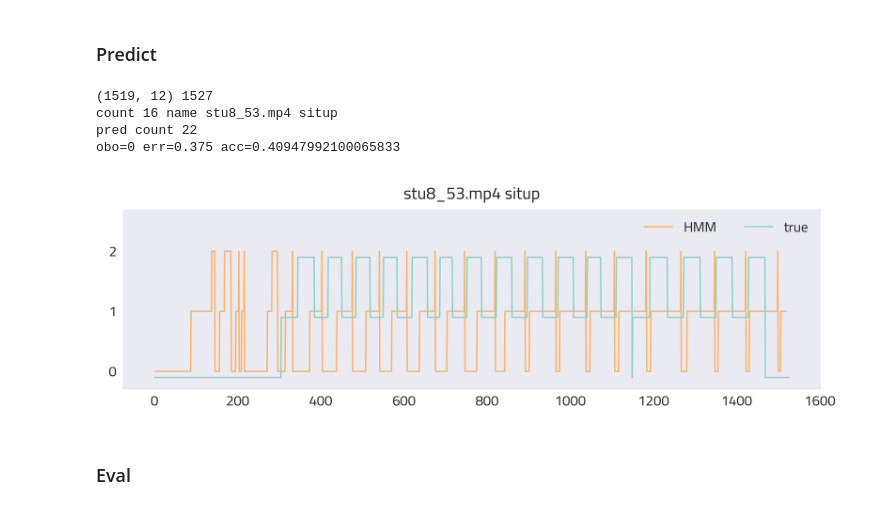
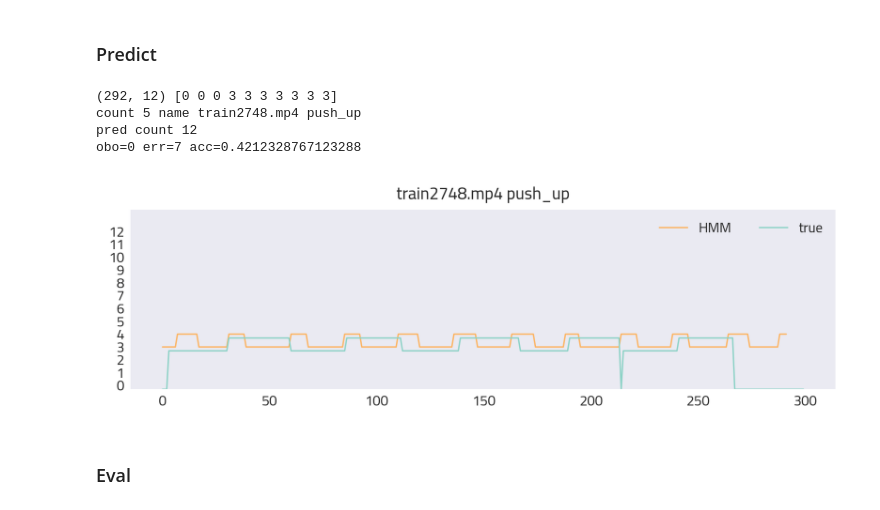
Before and after one commit to iucario/WorkoutDetector, a Jupyter notebook: notebooks/hmm.ipynb, the cells around one changed output. Drawn from its saved outputs; the diff is of its cells as text; code cells hidden in the pictures.

```diff
--- a/notebooks/hmm.ipynb
+++ b/notebooks/hmm.ipynb
@@ -81,7 +82,7 @@ def train(action):
     # softmax_x = F.softmax(torch.from_numpy(feat_ds.x), dim=1).numpy()
     transmat, pi, means, cov = feat_ds.hmm_stats(feat_ds.x, feat_ds.y)
     # print(transmat, pi, means, cov)
-    model = hmm.GaussianHMM(n_components=3, n_iter=300, covariance_type='diag')
+    model = hmm.GaussianHMM(n_components=13, n_iter=300, covariance_type='diag')
     model.transmat_ = transmat
     model.startprob_ = pi.T
     model.means_ = means
@@ -90,16 +91,9 @@ def train(action):
     # model.fit(softmax_x.numpy())
     return model
 
-def reps_to_label(reps, total):
-    y = [0] * total
-    for start, end in zip(reps[::2], reps[1::2]):
-        mid = (start + end) // 2
-        y[start:mid] = [1] * (mid - start)
-        y[mid:end] = [2] * (end - mid)  # plus 1 because no-class is 0
-    return y
 
-def hmm_infer(model, x, gt_reps):
-    gt_labels = reps_to_label(gt_reps, len(x))
+def hmm_infer(model, x, gt_reps, class_idx):
+    gt_labels = reps_to_label(gt_reps, len(x), class_idx)
     y = model.predict(x)
     acc = (y == gt_labels[:len(y)]).sum() / len(gt_labels)
     gt_count = len(gt_reps) // 2
@@ -108,44 +102,44 @@ def hmm_infer(model, x, gt_reps):
     obo = 1 if (diff <= 1) else 0
     return obo, diff, acc,  reps
 
-action = 'situp'
+action = 'all'
 model = train(action)
 # %% [markdown]
 ### Predict
 # %%
 val_data = list(helper.get_rep_data(['val'], [action]).values())
 item = random.choice(val_data)
 
 val_x = []
 js = json.load(open(osj(json_dir, template.format(item.video_name))))
 for i,v in js['scores'].items():
     val_x.append(np.array(list(v.values())))
 val_x = np.array(val_x)
-val_y = np.array(reps_to_label(item.reps, item.total_frames))
-print(val_x.shape, len(val_y))
+val_y = np.array(reps_to_label(item.reps, item.total_frames, class_idx=CLASSES.index(item.class_)))
+print(val_x.shape, val_y[:10])
 
 pred = model.predict(val_x)
 print('count', len(js['ground_truth'])//2, 'name', item.video_name, item.class_)
 
-obo, err, acc, reps = hmm_infer(model, val_x, item.reps)
+obo, err, acc, reps = hmm_infer(model, val_x, item.reps, CLASSES.index(item.class_))
 print('pred count', len(reps) // 2)
 print(f'obo={obo} err={err} acc={acc}')
-fig= plt.figure(figsize=(6,2), dpi=500)
+fig= plt.figure(figsize=(6,2), dpi=300)
 plt.tight_layout()
 plt.plot(pred, 'C5', label='HMM')
-plt.plot(val_y-0.1, 'C0', label='true')
+plt.plot(val_y-0.3, 'C0', label='true')
 # plt.plot(reps_to_label(reps, item.total_frames), 'C1', label='reps')
-plt.yticks(range(3))
-plt.ylim(-0.3, 2.7)
+plt.yticks(range(13))
+plt.ylim(-0.3, 13.7)
 plt.legend(ncol=2)
 plt.title(f'{item.video_name} {item.class_}')
 plt.show()
 # %% [output]
-(1519, 12) 1527
-count 16 name stu8_53.mp4 situp
-pred count 22
-obo=0 err=0.375 acc=0.40947992100065833
+(292, 12) [0 0 0 3 3 3 3 3 3 3]
+count 5 name train2748.mp4 push_up
+pred count 12
+obo=0 err=7 acc=0.4212328767123288
-[figure, old version]
+[figure, new version]
 # %% [markdown]
 ### Eval
 # %%
```
Also changed, not shown: parts of 11 cells of this notebook, 6 other files.
